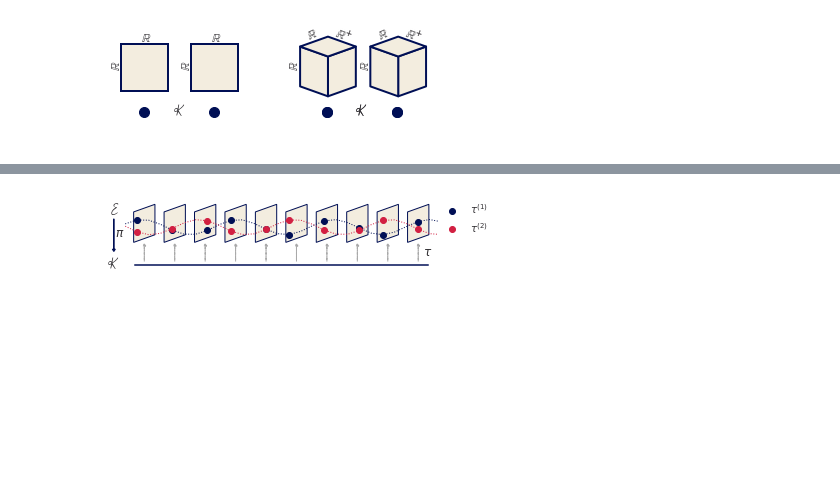
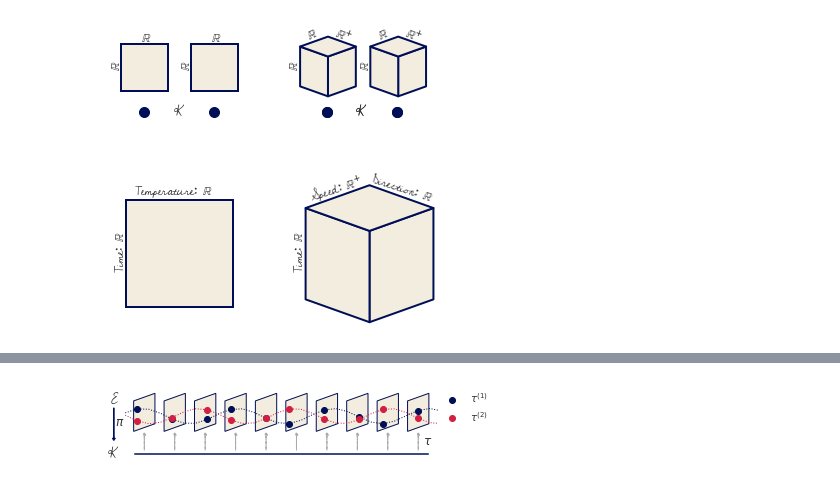
Before and after one commit to story645/proposal, a Jupyter notebook: paper/figures/code/data_figures.ipynb, the cells around one changed output, grey strips where cells are left out. Cells and saved outputs as stored; diff of their text form; code cells hidden in the pictures; blank space fills up the shorter version.

```diff
--- a/paper/figures/code/data_figures.ipynb
+++ b/paper/figures/code/data_figures.ipynb
@@ -71,6 +72,33 @@ for ax in axd.values():
 fig.savefig(spath/"fiber.png", bbox_inches='tight' , facecolor='white')
 # %% [output]
 [figure]
+# %%
+fig, axd = plt.subplot_mosaic([['2d', '3d']])
+for ax in axd.values():
+    ax.set(xlim=(0,1), ylim=(0,1), aspect='equal')
+    ax.axis('off')
+
+f1 = mpatches.Rectangle((.15, .15), .7, .7, facecolor=fc, edgecolor='C0', linewidth=2)
+axd['2d'].add_patch(f1)
+
+verts = np.array([[[1,-1], [1,1], [2.4, 1.5], [2.4, -.5]],
+                 [[-.4,1.5],[-.4,-.5],[1,-1],[1,1]],
+                 [[-.4, 1.5], [1, 2],[2.4, 1.5], [1,1]]])
+verts1 = verts*.3 + [.25,.35]
+
+p = mcollections.PolyCollection(verts1, edgecolor='C0', facecolor=fc, linewidth=2)
+axd['3d'].add_collection(p)
+
+textsize=12
+axd['2d'].annotate(r"Time: $\mathbb{R}$", (.07,.4), rotation=90, fontsize=textsize)
+axd['2d'].annotate(r"Temperature: $\mathbb{R}$", (.2, .89), fontsize=textsize)
+
+axd['3d'].annotate(r"Time: $\mathbb{R}$", (.05,.4), rotation=90, fontsize=textsize)
+axd['3d'].annotate(r"Speed: $\mathbb{R}^{+}$", (.14, .85), rotation=18, fontsize=textsize)
+axd['3d'].annotate(r"Direction: $\mathbb{R}$", (.55, .85), rotation=-18, fontsize=textsize)
+fig.savefig(spath/"fiber.png", bbox_inches='tight' , facecolor='white')
+# %% [output]
+[figure, added]
 # %%
 def two_fiber_continuous(ax, textsize, labelsize, ky=.25):
     for off in np.arange(-1,3.5,.25):
```
Also changed, not shown: parts of 3 cells of this notebook, 15 other files.
